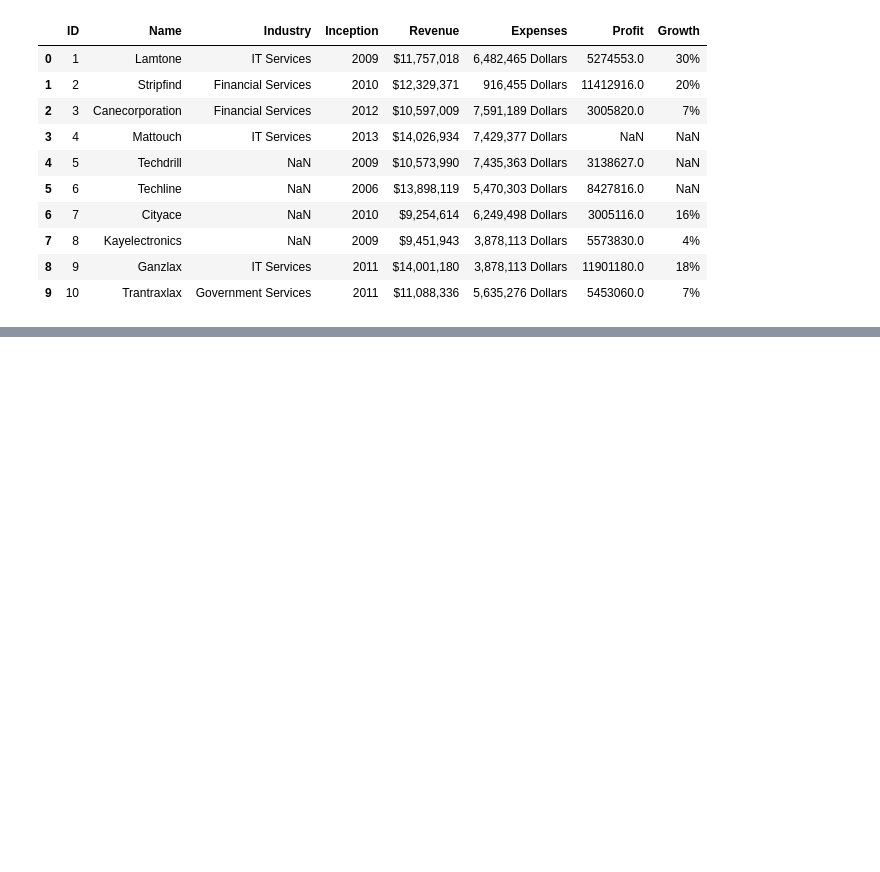
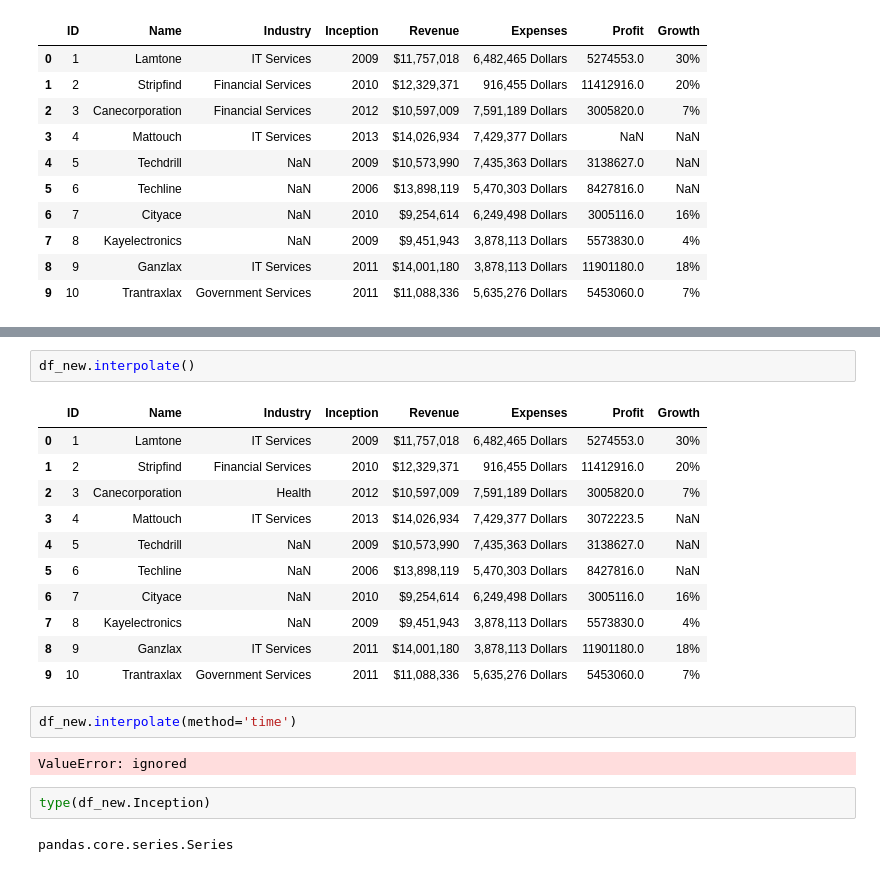
Before and after one commit to AkashSalmuthe/Python-Noteboks, a Jupyter notebook: Pandas_Basics.ipynb, the cells around one changed output, grey strips where cells are left out. Cells and saved outputs as stored; diff of their text form; blank space fills up the shorter version.

```diff
--- a/Pandas_Basics.ipynb
+++ b/Pandas_Basics.ipynb
@@ -1203,0 +1222,22 @@ df_new.replace('Health',method="ffill")
+# %%
+df_new.interpolate()
+# %% [output]
+|  | ID | Name | Industry | Inception | Revenue | Expenses | Profit | Growth |
+| 0 | 1 | Lamtone | IT Services | 2009 | $11,757,018 | 6,482,465 Dollars | 5274553.0 | 30% |
+| 1 | 2 | Stripfind | Financial Services | 2010 | $12,329,371 | 916,455 Dollars | 11412916.0 | 20% |
+| 2 | 3 | Canecorporation | Health | 2012 | $10,597,009 | 7,591,189 Dollars | 3005820.0 | 7% |
+| 3 | 4 | Mattouch | IT Services | 2013 | $14,026,934 | 7,429,377 Dollars | 3072223.5 | NaN |
+| 4 | 5 | Techdrill | NaN | 2009 | $10,573,990 | 7,435,363 Dollars | 3138627.0 | NaN |
+| 5 | 6 | Techline | NaN | 2006 | $13,898,119 | 5,470,303 Dollars | 8427816.0 | NaN |
+| 6 | 7 | Cityace | NaN | 2010 | $9,254,614 | 6,249,498 Dollars | 3005116.0 | 16% |
+| 7 | 8 | Kayelectronics | NaN | 2009 | $9,451,943 | 3,878,113 Dollars | 5573830.0 | 4% |
+| 8 | 9 | Ganzlax | IT Services | 2011 | $14,001,180 | 3,878,113 Dollars | 11901180.0 | 18% |
+| 9 | 10 | Trantraxlax | Government Services | 2011 | $11,088,336 | 5,635,276 Dollars | 5453060.0 | 7% |
+# %%
+df_new.interpolate(method='time')
+# %% [output]
+ValueError: ignored
+# %%
+type(df_new.Inception)
+# %% [output]
+pandas.core.series.Series
```
Also changed, not shown: parts of 8 cells of this notebook.
